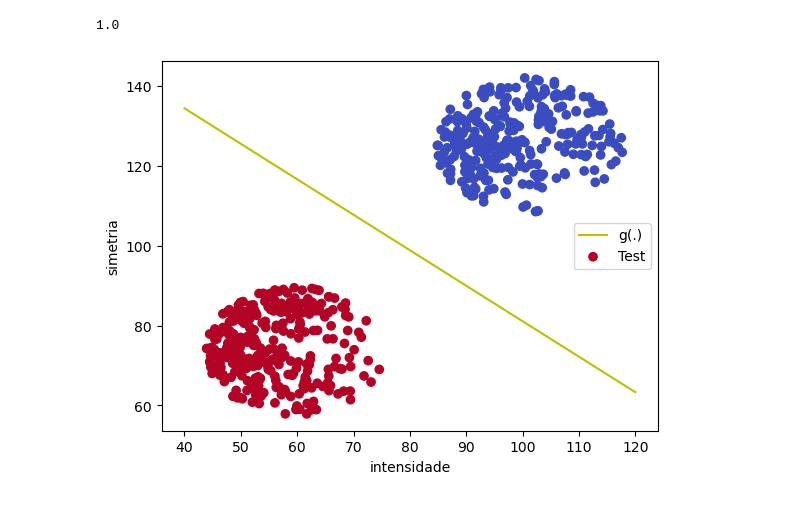
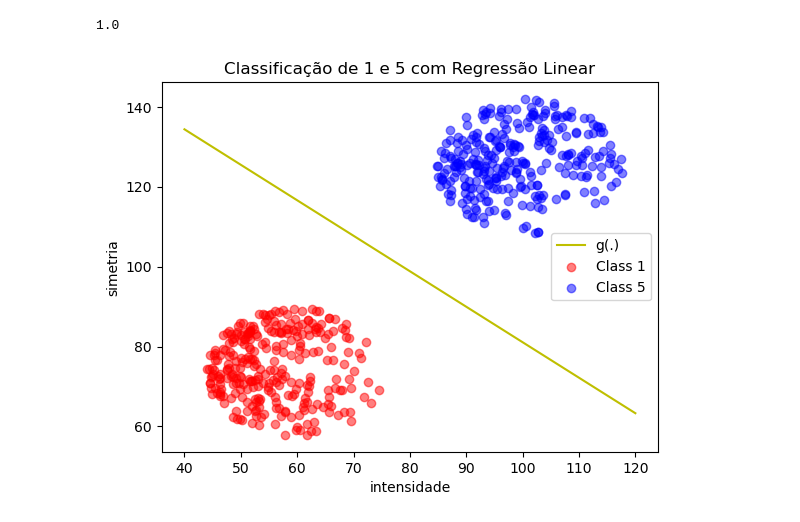
Before and after one commit to adriel1ft/reconhecimento_padroes, a Jupyter notebook: index.ipynb, the cells around one changed output. Saved outputs shown, nothing was run; the diff lists cells and outputs as text; code cells hidden in the pictures.

```diff
--- a/index.ipynb
+++ b/index.ipynb
@@ -179,11 +207,20 @@ accuracy
 # %%
 xOri = [40, 120]
 yOri = [lrc.getRegressionY(xOri[0]), lrc.getRegressionY(xOri[1])]
 plt.plot(xOri, yOri, '-y', label='g(.)')
-plt.scatter(X_test[:,0], X_test[:,1], c=y_test_transformed, cmap='coolwarm', label='Test')
+
+# Mask for class 1
+mask_1 = (y_test_transformed == 1)
+plt.scatter(X_test[mask_1, 0], X_test[mask_1, 1], c='red', label='Class 1', alpha = 0.5)
+
+# Mask for class 5
+mask_5 = (y_test_transformed == -1)
+plt.scatter(X_test[mask_5, 0], X_test[mask_5, 1], c='blue', label='Class 5', alpha = 0.5)
+
 plt.xlabel('intensidade')
 plt.ylabel('simetria')
+plt.title('Classificação de 1 e 5 com Regressão Linear')
 plt.legend()
 plt.show()
 # %% [output]
-[figure, old version]
+[figure, new version]
```
Also changed, not shown: parts of 17 cells of this notebook, 1 other file.
